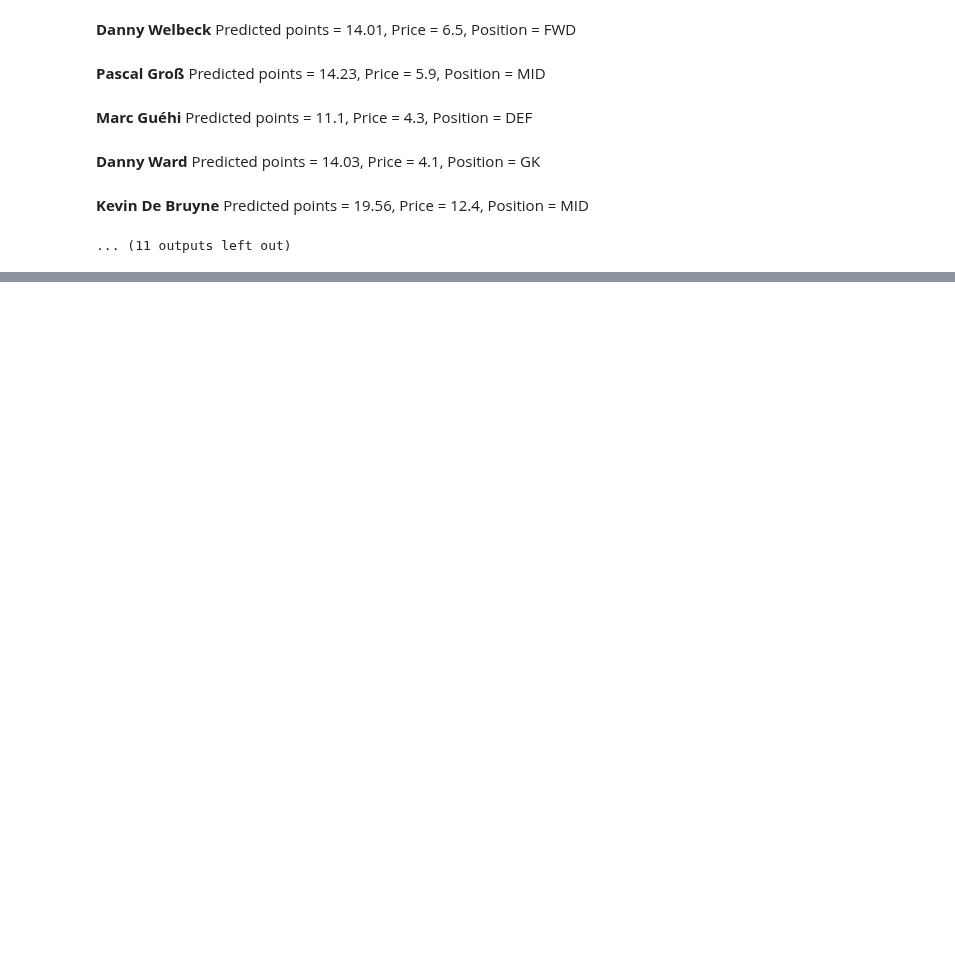
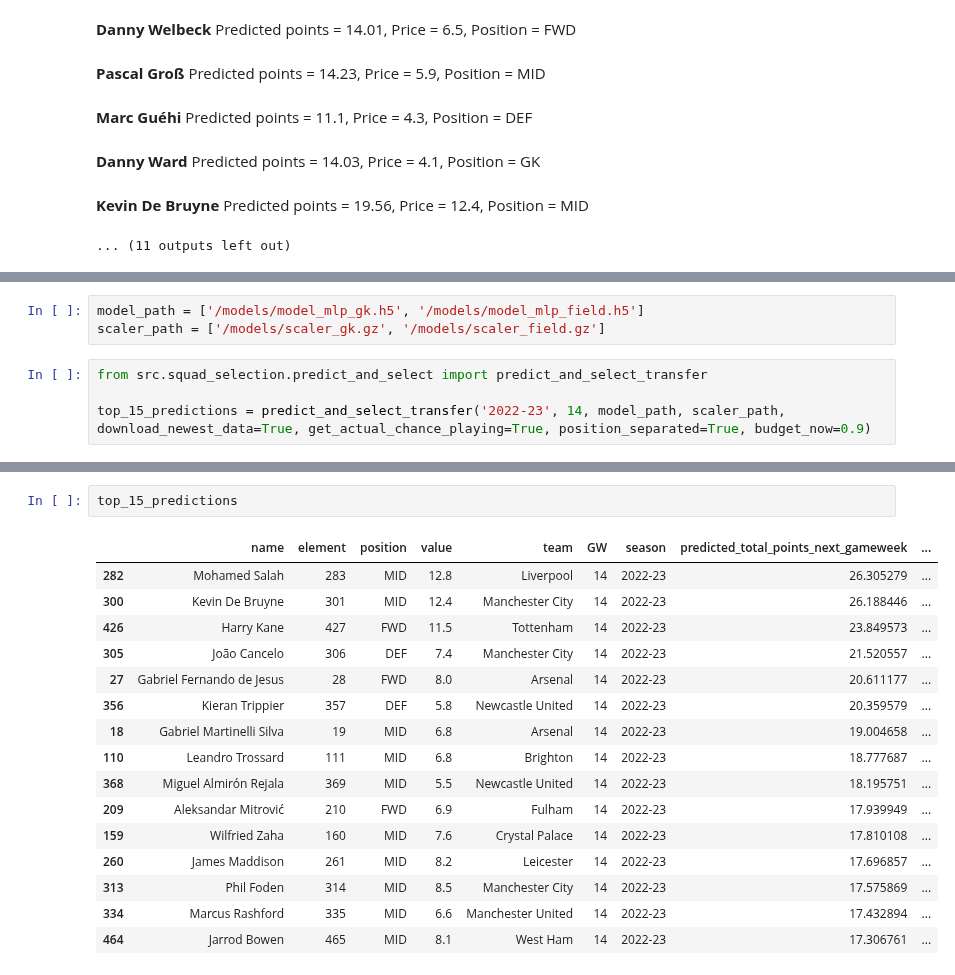
Before and after one commit to gracjans/FPL-AI-Manager_SwanseAI, a Jupyter notebook: notebooks/prepare_season_start_squad.ipynb, the cells around one changed output, grey strips where cells are left out. Drawn from its saved outputs; the diff is of its cells as text; blank space fills up the shorter version.

Commit message:
get transfers for gw15

```diff
--- a/notebooks/prepare_season_start_squad.ipynb
+++ b/notebooks/prepare_season_start_squad.ipynb
@@ -443,0 +449,7 @@ top_15_predictions
+# %%
+model_path = ['/models/model_mlp_gk.h5', '/models/model_mlp_field.h5']
+scaler_path = ['/models/scaler_gk.gz', '/models/scaler_field.gz']
+# %%
+from src.squad_selection.predict_and_select import predict_and_select_transfer
+
+top_15_predictions = predict_and_select_transfer('2022-23', 14, model_path, scaler_path, download_newest_data=True, get_actual_chance_playing=True, position_separated=True, budget_now=0.9)
@@ -443,0 +478,19 @@ top_15_predictions
+# %%
+top_15_predictions
+# %% [output]
+|  | name | element | position | value | team | GW | season | predicted_total_points_next_gameweek | ... |
+| 282 | Mohamed Salah | 283 | MID | 12.8 | Liverpool | 14 | 2022-23 | 26.305279 | ... |
+| 300 | Kevin De Bruyne | 301 | MID | 12.4 | Manchester City | 14 | 2022-23 | 26.188446 | ... |
+| 426 | Harry Kane | 427 | FWD | 11.5 | Tottenham | 14 | 2022-23 | 23.849573 | ... |
+| 305 | João Cancelo | 306 | DEF | 7.4 | Manchester City | 14 | 2022-23 | 21.520557 | ... |
+| 27 | Gabriel Fernando de Jesus | 28 | FWD | 8.0 | Arsenal | 14 | 2022-23 | 20.611177 | ... |
+| 356 | Kieran Trippier | 357 | DEF | 5.8 | Newcastle United | 14 | 2022-23 | 20.359579 | ... |
+| 18 | Gabriel Martinelli Silva | 19 | MID | 6.8 | Arsenal | 14 | 2022-23 | 19.004658 | ... |
+| 110 | Leandro Trossard | 111 | MID | 6.8 | Brighton | 14 | 2022-23 | 18.777687 | ... |
+| 368 | Miguel Almirón Rejala | 369 | MID | 5.5 | Newcastle United | 14 | 2022-23 | 18.195751 | ... |
+| 209 | Aleksandar Mitrović | 210 | FWD | 6.9 | Fulham | 14 | 2022-23 | 17.939949 | ... |
+| 159 | Wilfried Zaha | 160 | MID | 7.6 | Crystal Palace | 14 | 2022-23 | 17.810108 | ... |
+| 260 | James Maddison | 261 | MID | 8.2 | Leicester | 14 | 2022-23 | 17.696857 | ... |
+| 313 | Phil Foden | 314 | MID | 8.5 | Manchester City | 14 | 2022-23 | 17.575869 | ... |
+| 334 | Marcus Rashford | 335 | MID | 6.6 | Manchester United | 14 | 2022-23 | 17.432894 | ... |
+| 464 | Jarrod Bowen | 465 | MID | 8.1 | West Ham | 14 | 2022-23 | 17.306761 | ... |
```
Also changed, not shown: parts of 3 cells of this notebook.
